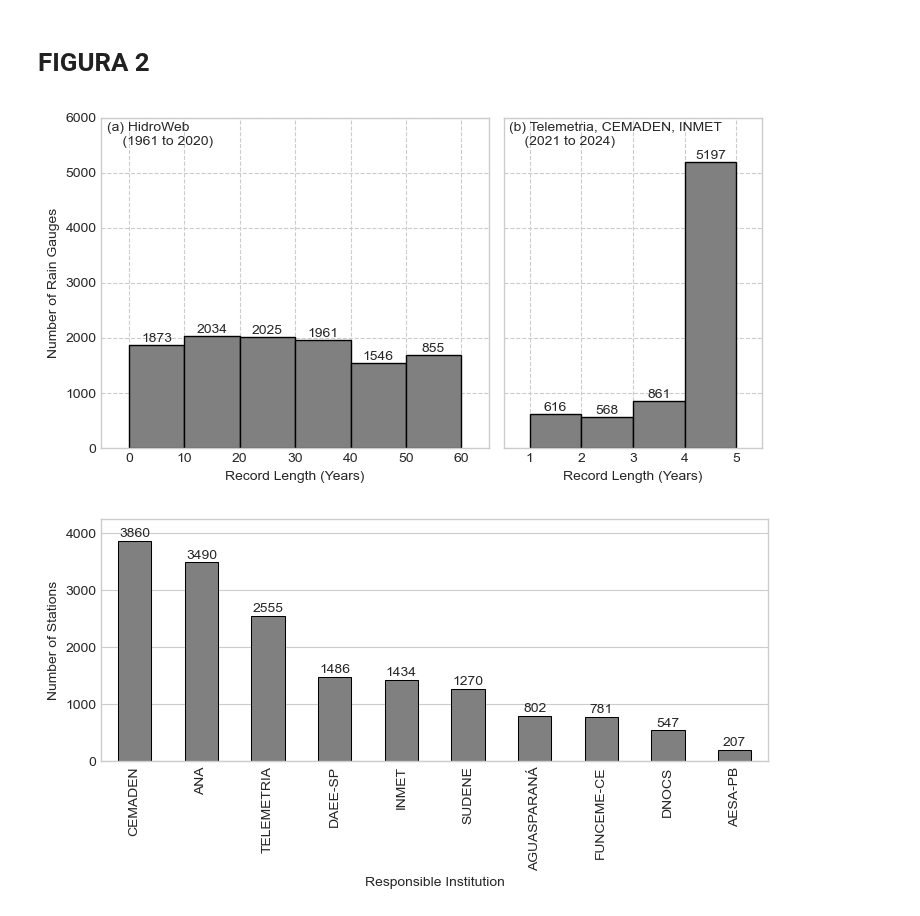
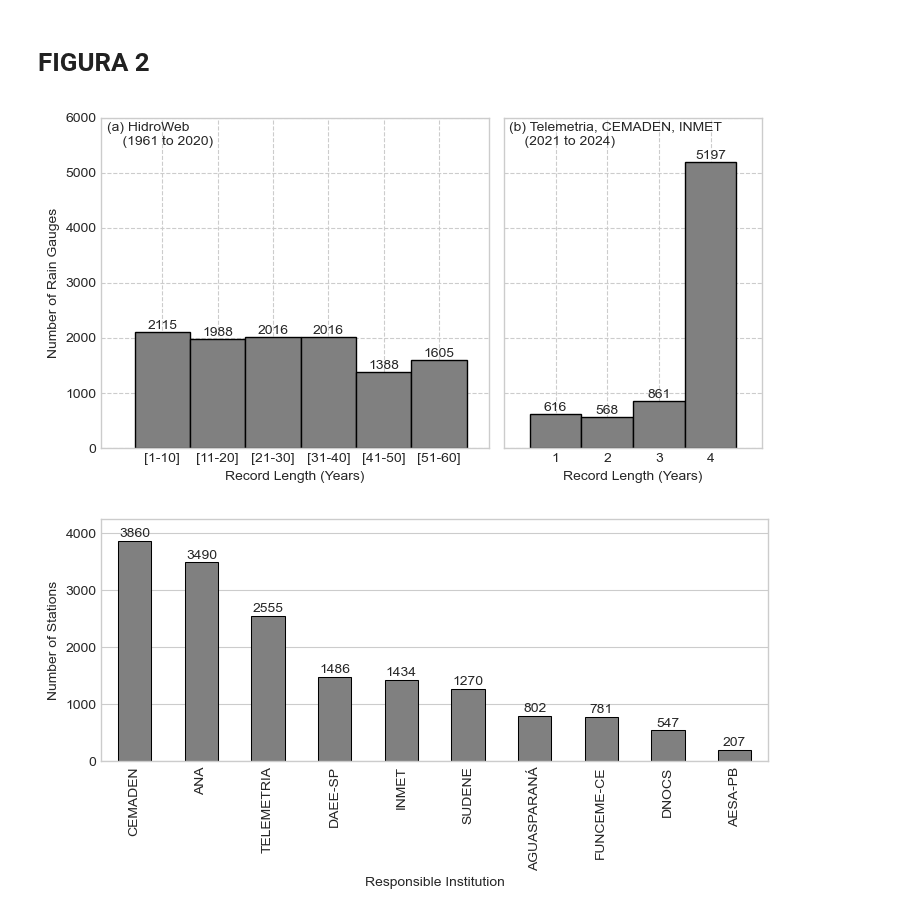
Before and after one commit to LARHENA/UFPB_Brain-D, a Jupyter notebook: Scripts e Dados/1.6 - Data summary.ipynb, the cells around one changed output. Saved outputs shown, nothing was run; the diff lists cells and outputs as text; code cells hidden in the pictures.

```diff
--- a/Scripts e Dados/1.6 - Data summary.ipynb
+++ b/Scripts e Dados/1.6 - Data summary.ipynb
@@ -490,19 +490,20 @@ sns.heatmap(
 )
 
 # Criar patches para legenda
-patch_data    = mpatches.Patch(color=data_availability_color, label='Data Availability')
+patch_data = mpatches.Patch(color=data_availability_color, label='Data Availability')
+line_red = plt.Line2D([0], [0], color='red', marker='o', markersize=4, linewidth=0.75, label='Active Gauges')
 
 # Adicionar legenda
 ax.legend(
-    handles=[patch_data],
+    handles=[patch_data, line_red],
     loc='upper right',   # posição (pode ajustar: 'lower left', etc.)
     frameon=True,
-    fontsize=8
+    fontsize=8.5
 )
 
 # Eixos do heatmap
 ax.set_xlabel('Year')
-ax.set_ylabel('Rain Gauges')
+ax.set_ylabel('Rain Gauge Records')
 ax.set_ylim(0, 20000)
 
 
@@ -588,7 +589,7 @@ ax.grid(True, axis='both', which='both', linestyle='--', linewidth=0.5, color='g
 
 # Mostrar e salvar
 plt.tight_layout()
-# plt.savefig('./figures/Figure_3_active_stations_per_year_versus_completeness.tiff', dpi=300, bbox_inches='tight')
+plt.savefig('./figures/Figure_3_active_stations_per_year_versus_completeness.tiff', dpi=300, bbox_inches='tight')
 plt.savefig('./figures/Figure_3_active_stations_per_year_versus_completeness.png', dpi=300, bbox_inches='tight')
 plt.show()
 plt.close()
@@ -997,7 +999,7 @@ plt.close()
 # plt.close()
 # %%
 # Criar bins
-bins_hidroweb = list(range(0, 61, 10))
+bins_hidroweb = list(range(1, 71, 10))
 bins_subdaily = list(range(1, 6, 1))
 
 # Filtrar dados
@@ -1012,42 +1014,50 @@ subdaily['active_years_bin'] = pd.cut(subdaily['num_years_activity'], bins=bins_
 count_hidroweb = hidroweb.groupby('active_years_bin').agg({'gauge_code': 'count'}).reset_index()
 count_subdaily = subdaily.groupby('active_years_bin').agg({'gauge_code': 'count'}).reset_index()
 
+# Criar labels para os bins no formato [a, b]
+bin_labels_hidroweb = [f'[{bins_hidroweb[i]}-{bins_hidroweb[i+1]-1}]' for i in range(len(bins_hidroweb)-1)]
+bin_labels_subdaily = [f'{bins_subdaily[i]}' for i in range(len(bins_subdaily)-1)]
+
 # Criar subplots lado a lado
 fig, axes = plt.subplots(1, 2, figsize=(7.5, 4), gridspec_kw={'width_ratios': [6, 4]}, sharey=True)
 
 # Histograma HIDROWEB
 n, bins, patches = axes[0].hist(hidroweb['num_years_activity'], bins=bins_hidroweb, color='grey', edgecolor='black')
 for patch, count in zip(patches, count_hidroweb['gauge_code']):
     axes[0].text(patch.get_x() + patch.get_width() / 2, patch.get_height() + 50, str(count), ha='center')
 axes[0].set_xlim(-5, 65)
 axes[0].set_ylim(0, 6000)
 axes[0].set_xlabel('Record Length (Years)')
 axes[0].set_ylabel('Number of Rain Gauges')
-# axes[0].set_title('a) HIDROWEB', loc = 'left')
+axes[0].set_xticks([(bins_hidroweb[i] + bins_hidroweb[i+1]) / 2 for i in range(len(bins_hidroweb)-1)])
+axes[0].set_xticklabels(bin_labels_hidroweb, rotation=0, ha='center')
 axes[0].grid(True)
 
 # Histograma Subdaily
 n, bins, patches = axes[1].hist(subdaily['num_years_activity'], bins=bins_subdaily, color='grey', edgecolor='black')
 for patch, count in zip(patches, count_subdaily['gauge_code']):
     axes[1].text(patch.get_x() + patch.get_width() / 2, patch.get_height() + 50, str(count), ha='center')
 axes[1].set_xlim(0.5, 5.5)
 axes[1].set_ylim(0, 6000)
 axes[1].set_xlabel('Record Length (Years)')
-# axes[1].set_title('b) TELEMETRIA, CEMADEN, INMET', loc = 'left')
+axes[1].set_xticks([(bins_subdaily[i] + bins_subdaily[i+1]) / 2 for i in range(len(bins_subdaily)-1)])
+axes[1].set_xticklabels(bin_labels_subdaily, rotation=0, ha='center')
+# axes[1].set_xticklabels(['[1]', '[2]', '[3]', '[4]'], rotation=0, ha='center')
 axes[1].grid(True)
 
 for ax, letter, position in zip(axes, ["(a) HidroWeb\n    (1961 to 2020)", "(b) Telemetria, CEMADEN, INMET\n    (2021 to 2024)"], [[-4, 5500],[0.6, 5500]]):
     ax.grid(True, linestyle='--')
     ax.text(position[0], position[1], letter, fontsize=10)
 
 plt.grid(True)
 plt.tight_layout()
 plt.savefig('./figures/Figure_2_active_years_distribution_subdaily_daily.tiff', dpi=300, bbox_inches='tight')
+plt.savefig('./figures/Figure_2_active_years_distribution_subdaily_daily.png', dpi=300, bbox_inches='tight')
+
 plt.show()
-
 plt.close()
 # %% [output]
-[figure, old version]
+[figure, new version]
 # %%
 df_gauge_count_by_responsible = df_complete_info.groupby('responsible').agg({'gauge_code': 'nunique'}).reset_index().sort_values(by='gauge_code', ascending=False)
 # Filter the dataframe to include only those responsibles with a count greater than 200
```
Also changed, not shown: parts of 4 cells of this notebook, 7 other files.
